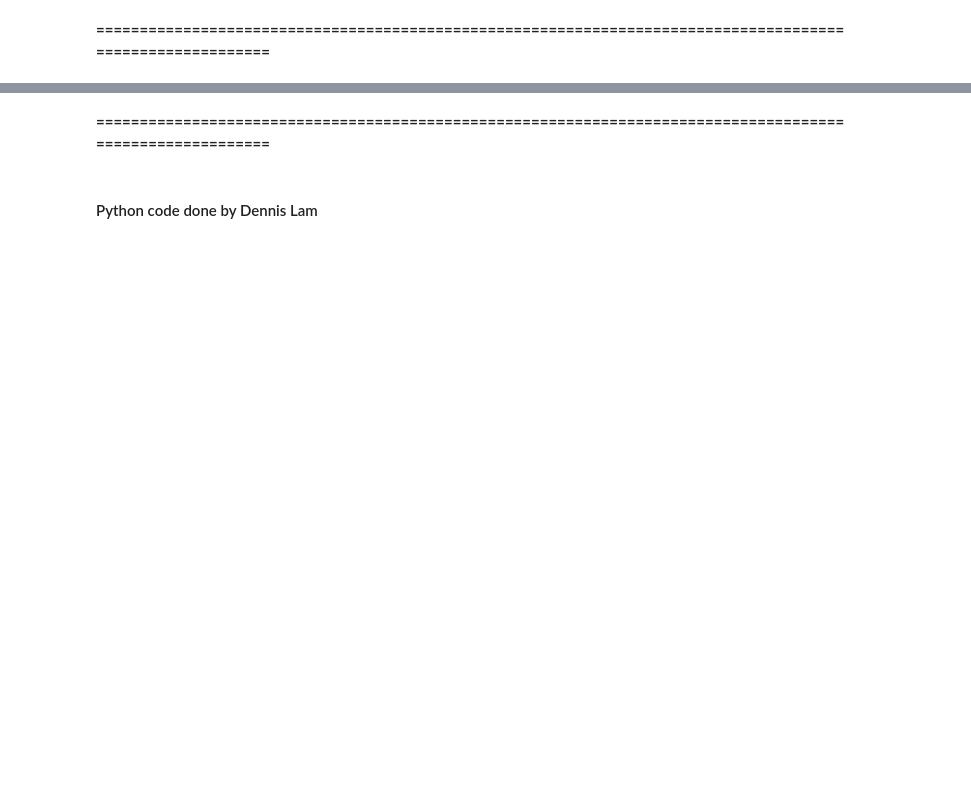
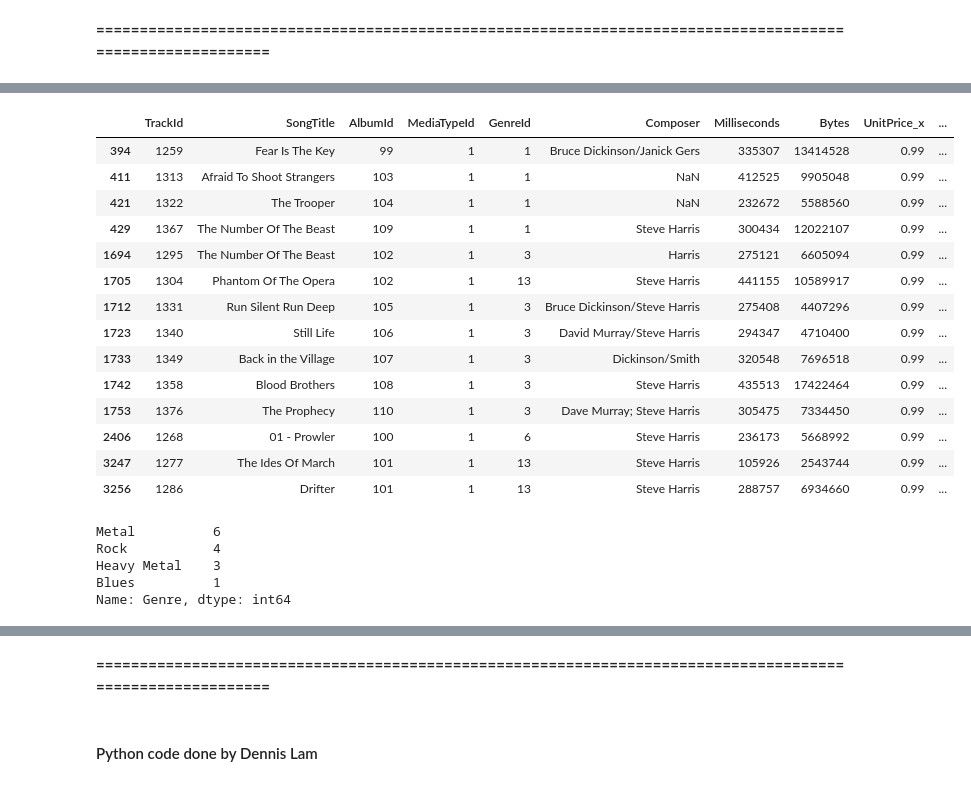
Before and after one commit to dennislamcv1/IllinoisTechRD, a Jupyter notebook: Summative Course Assessment 3.ipynb, the cells around one changed output, grey strips where cells are left out. Drawn from its saved outputs; the diff is of its cells as text; code cells hidden in the pictures; blank space fills up the shorter version.

```diff
--- a/Summative Course Assessment 3.ipynb
+++ b/Summative Course Assessment 3.ipynb
@@ -54,0 +147,27 @@ artist.shape
+# %%
+invoice40 = df2[df2["InvoiceId"] == 40]
+invoice40
+# %% [output]
+|  | TrackId | SongTitle | AlbumId | MediaTypeId | GenreId | Composer | Milliseconds | Bytes | UnitPrice_x | ... |
+| 394 | 1259 | Fear Is The Key | 99 | 1 | 1 | Bruce Dickinson/Janick Gers | 335307 | 13414528 | 0.99 | ... |
+| 411 | 1313 | Afraid To Shoot Strangers | 103 | 1 | 1 | NaN | 412525 | 9905048 | 0.99 | ... |
+| 421 | 1322 | The Trooper | 104 | 1 | 1 | NaN | 232672 | 5588560 | 0.99 | ... |
+| 429 | 1367 | The Number Of The Beast | 109 | 1 | 1 | Steve Harris | 300434 | 12022107 | 0.99 | ... |
+| 1694 | 1295 | The Number Of The Beast | 102 | 1 | 3 | Harris | 275121 | 6605094 | 0.99 | ... |
+| 1705 | 1304 | Phantom Of The Opera | 102 | 1 | 13 | Steve Harris | 441155 | 10589917 | 0.99 | ... |
+| 1712 | 1331 | Run Silent Run Deep | 105 | 1 | 3 | Bruce Dickinson/Steve Harris | 275408 | 4407296 | 0.99 | ... |
+| 1723 | 1340 | Still Life | 106 | 1 | 3 | David Murray/Steve Harris | 294347 | 4710400 | 0.99 | ... |
+| 1733 | 1349 | Back in the Village | 107 | 1 | 3 | Dickinson/Smith | 320548 | 7696518 | 0.99 | ... |
+| 1742 | 1358 | Blood Brothers | 108 | 1 | 3 | Steve Harris | 435513 | 17422464 | 0.99 | ... |
+| 1753 | 1376 | The Prophecy | 110 | 1 | 3 | Dave Murray; Steve Harris | 305475 | 7334450 | 0.99 | ... |
+| 2406 | 1268 | 01 - Prowler | 100 | 1 | 6 | Steve Harris | 236173 | 5668992 | 0.99 | ... |
+| 3247 | 1277 | The Ides Of March | 101 | 1 | 13 | Steve Harris | 105926 | 2543744 | 0.99 | ... |
+| 3256 | 1286 | Drifter | 101 | 1 | 13 | Steve Harris | 288757 | 6934660 | 0.99 | ... |
+# %%
+invoice40.Genre.value_counts()
+# %% [output]
+Metal          6
+Rock           4
+Heavy Metal    3
+Blues          1
+Name: Genre, dtype: int64
```
Also changed, not shown: parts of 87 cells of this notebook, 14 other files.
